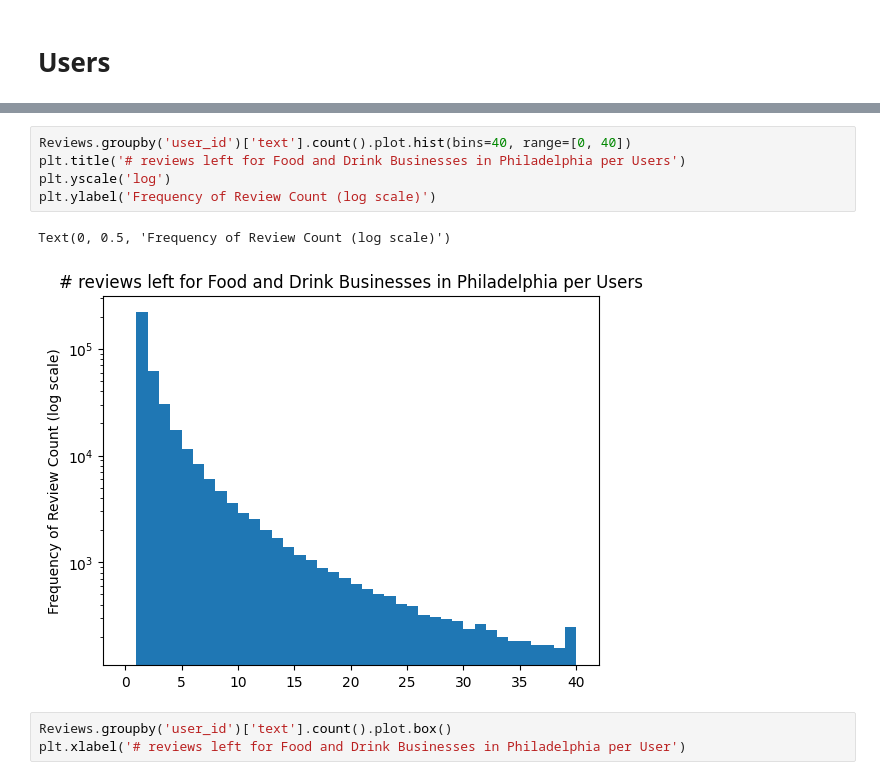
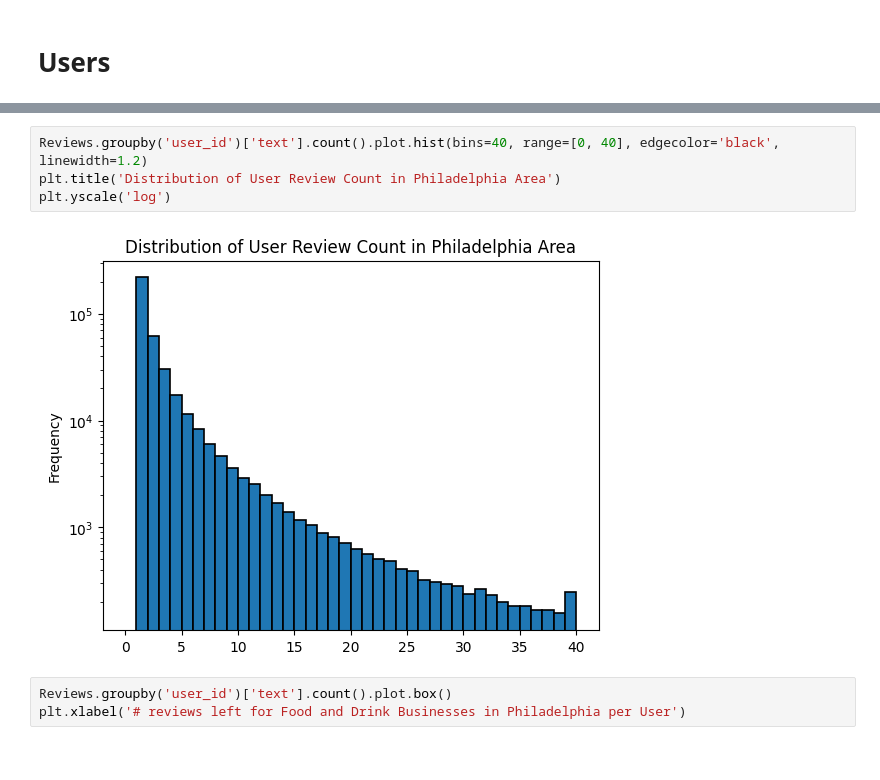
Before and after one commit to bblank70/YELP-EDA, a Jupyter notebook: YelpEDA.ipynb, the cells around one changed output, grey strips where cells are left out. Saved outputs shown, nothing was run; the diff lists cells and outputs as text.

```diff
--- a/YelpEDA.ipynb
+++ b/YelpEDA.ipynb
@@ -80,11 +106,9 @@ plt.yscale('log')
 # %%
-Reviews.groupby('user_id')['text'].count().plot.hist(bins=40, range=[0, 40])
-plt.title('# reviews left for Food and Drink Businesses in Philadelphia per Users')
+Reviews.groupby('user_id')['text'].count().plot.hist(bins=40, range=[0, 40], edgecolor='black', linewidth=1.2)
+plt.title('Distribution of User Review Count in Philadelphia Area')
 plt.yscale('log')
-plt.ylabel('Frequency of Review Count (log scale)')
 # %% [output]
-Text(0, 0.5, 'Frequency of Review Count (log scale)')
-[figure, old version]
+[figure, new version]
 # %%
 Reviews.groupby('user_id')['text'].count().plot.box()
 plt.xlabel('# reviews left for Food and Drink Businesses in Philadelphia per User')
```
Also changed, not shown: parts of 4 cells of this notebook.
